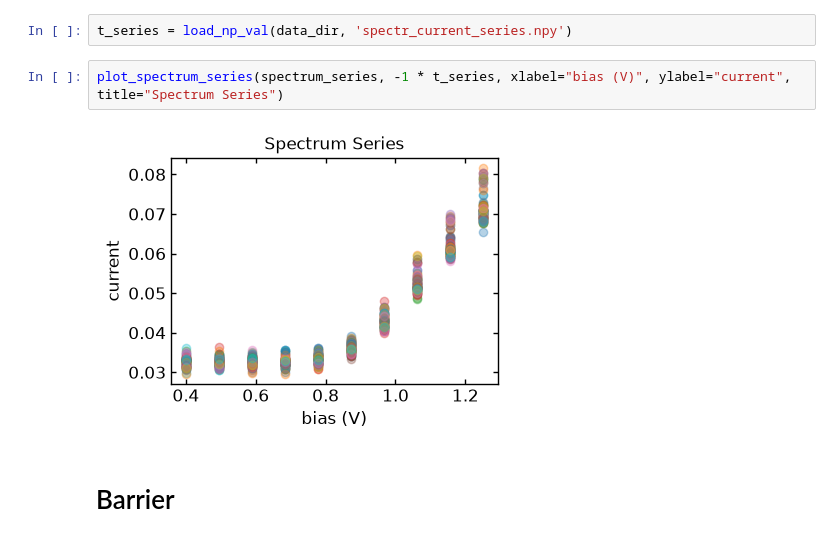
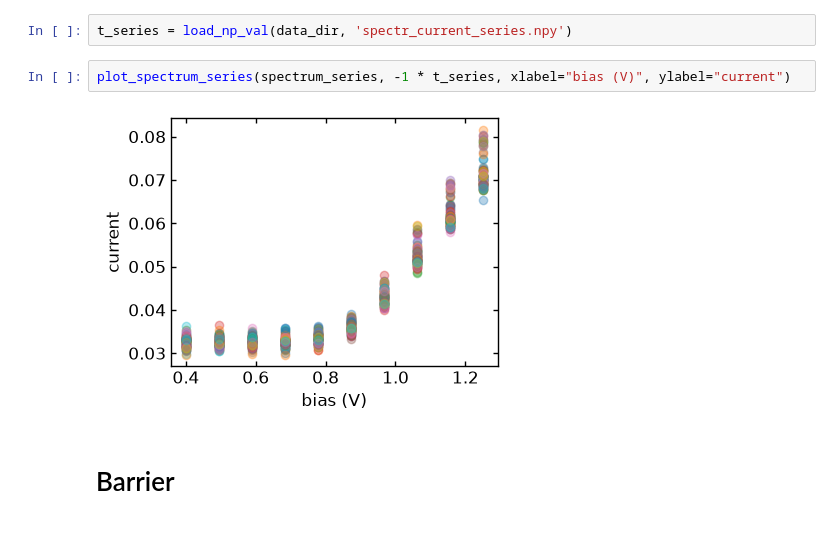
Before and after one commit to sandialabs/PRISMA, a Jupyter notebook: figures/BiasSpectr_nanonis_10.ipynb, the cells around one changed output. Drawn from its saved outputs; the diff is of its cells as text.

```diff
--- a/figures/BiasSpectr_nanonis_10.ipynb
+++ b/figures/BiasSpectr_nanonis_10.ipynb
@@ -31,9 +32,9 @@ plot_hist_series(spectrum_series.flatten(), bins=65,
 # %%
 t_series = load_np_val(data_dir, 'spectr_current_series.npy')
 # %%
-plot_spectrum_series(spectrum_series, -1 * t_series, xlabel="bias (V)", ylabel="current", title="Spectrum Series")
+plot_spectrum_series(spectrum_series, -1 * t_series, xlabel="bias (V)", ylabel="current")
 # %% [output]
-[figure, old version]
+[figure, new version]
 # %% [markdown]
 # Barrier
 # %%
```
Also changed, not shown: parts of 2 cells of this notebook, 1 other file.
